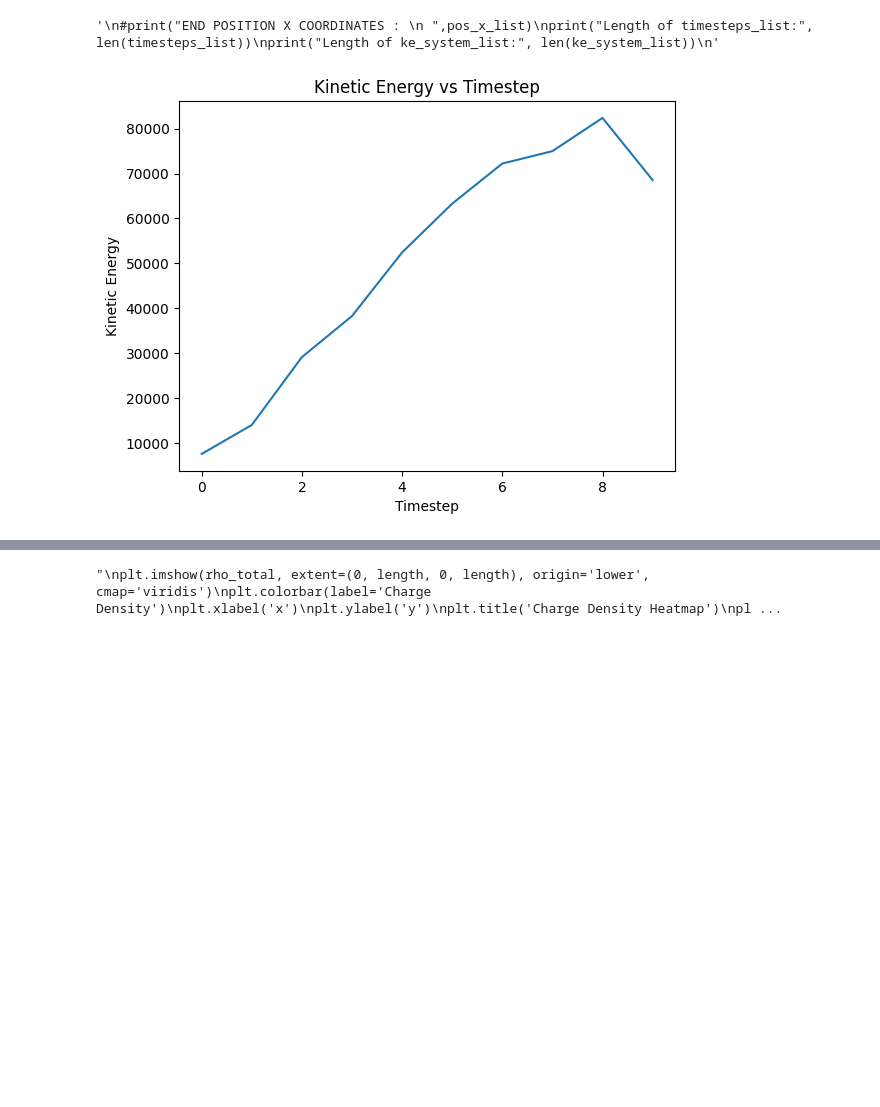
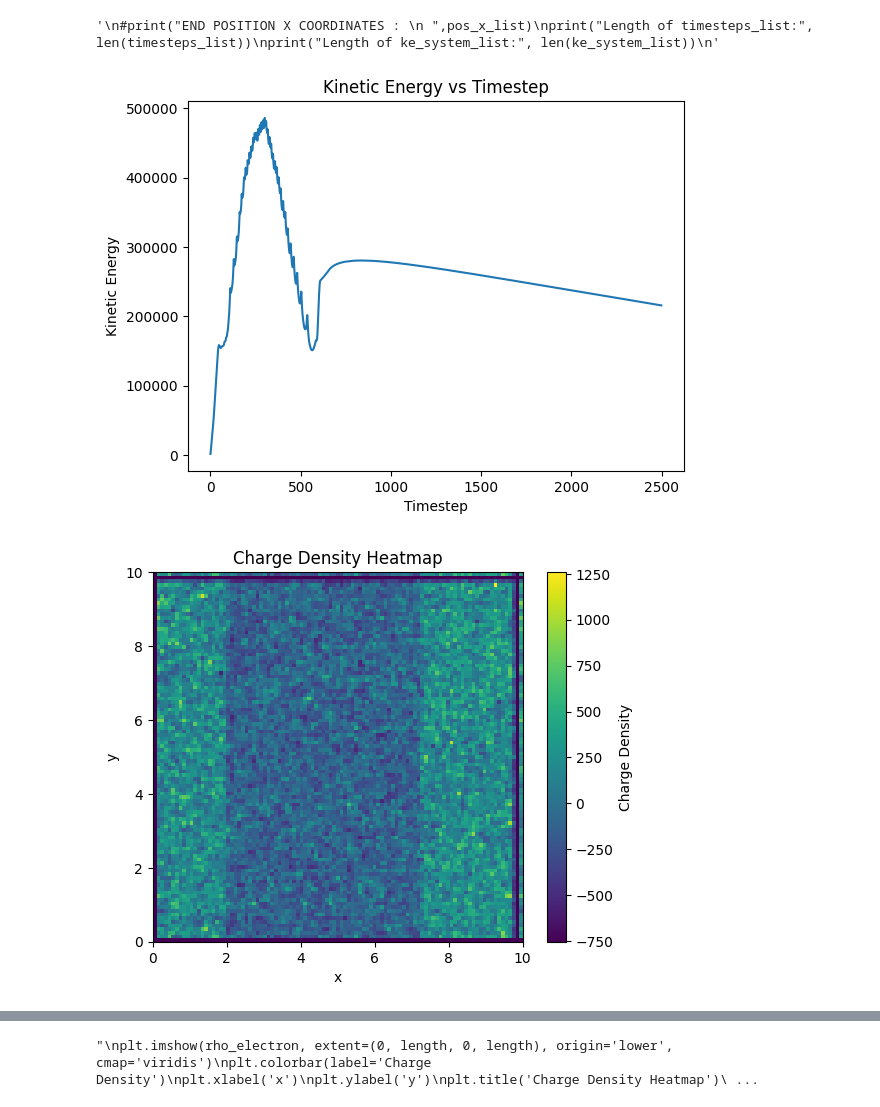
Before and after one commit to Ekalabya3/Abhilash-2D2V, a Jupyter notebook: Copy_of_Abhilash_2D_PIC.ipynb, the cells around one changed output, grey strips where cells are left out. Cells and saved outputs as stored; diff of their text form; code cells hidden in the pictures; blank space fills up the shorter version.

```diff
--- a/Copy_of_Abhilash_2D_PIC.ipynb
+++ b/Copy_of_Abhilash_2D_PIC.ipynb
@@ -158,23 +155,23 @@ def kinetic_energy(vel_x, vel_y, particle_mass):
 
     return ke_particle, ke_system, vel_resultant
 # %%
-nparticles =        10000
-ncell =             2500
+nparticles =        8000   # 100000
+ncell =             100    # 10000
 length =            10                                           # DO NOT CHANGE
-n_step =            10
+n_step =            2500
 t =                 0
-dt =                0.1
+dt =                0.01
 particle_charge =   1
 particle_mass =     1
 iteration =         0
 # %%
 position_x = np.random.uniform(0, length, nparticles)
 position_y = np.random.uniform(0, length, nparticles)
-vel_x = np.random.uniform(-2, 2, nparticles)
-vel_y = np.random.uniform(-2, 2, nparticles)
+vel_x = np.random.uniform(-0.5, 0.5, nparticles)
+vel_y = np.random.uniform(-0.5, 0.5, nparticles)
 # %%
-dx = length / abs(ncell ** 0.5)
-dy = length / abs(ncell ** 0.5)
+dx = length / abs(ncell ** 0.5 -2)
+dy = length / abs(ncell ** 0.5 -2)
 # %%
 #pos_x_list = []
 #vel_x_list = []
@@ -219,6 +216,7 @@ print(np.sum(Ey_at_particle))
 # %% [output]
 '\nrho_electron = charge_density(position_x, position_y, dx, dy, length)\nprint("RHO_ELECTRON \n", rho_electron)\nprint("Total charge electron : ", np.sum(rho_electron))\n\nbackground_charge_density,  ...
 # %%
+
 for step in range(n_step):
     timesteps_list.append(iteration)
     #pos_x_list = position_x
@@ -230,11 +228,11 @@ for step in range(n_step):
 
 
     rho_electron = charge_density(position_x, position_y, dx, dy, length)
-    background_charge_density, background_charge_density_frame = calculate_background_charge_density(dx, dy, length, particle_charge, nparticles)
-    rho_total = background_charge_density_frame + rho_electron
-    rho = ghost(rho_total)
+    background_charge_density= calculate_background_charge_density(dx, dy, length, particle_charge, nparticles)   #, background_charge_density_frame
+    rho_total = background_charge_density + rho_electron
+    #rho = ghost(rho_total)
 
-    E_grid_x, E_grid_y, k_square, electric_potential_grid = poisson_solver(rho, dx, dy)
+    E_grid_x, E_grid_y, k_square, electric_potential_grid = poisson_solver(rho_total, dx, dy)
 
     Ex_at_particle, Ey_at_particle, force_x, force_y, acceleration_x, acceleration_y = interpolate_field(position_x, position_y, dx, dy, length, E_grid_x, E_grid_y)
 
@@ -245,11 +243,11 @@ for step in range(n_step):
     position_y += vy_half * dt
 
     rho_electron = charge_density(position_x, position_y, dx, dy, length)
-    background_charge_density, background_charge_density_frame = calculate_background_charge_density(dx, dy, length, particle_charge, nparticles)
-    rho_total = background_charge_density_frame + rho_electron
-    rho = ghost(rho_total)
+    background_charge_density = calculate_background_charge_density(dx, dy, length, particle_charge, nparticles)    #, background_charge_density_frame
+    rho_total = background_charge_density + rho_electron
+    #rho = ghost(rho_total)
 
-    E_grid_x, E_grid_y, k_square, electric_potential_grid = poisson_solver(rho, dx, dy)
+    E_grid_x, E_grid_y, k_square, electric_potential_grid = poisson_solver(rho_total, dx, dy)
 
     Ex_at_particle, Ey_at_particle, force_x, force_y, acceleration_x, acceleration_y = interpolate_field(position_x, position_y, dx, dy, length, E_grid_x, E_grid_y)
 
@@ -270,13 +268,14 @@ for step in range(n_step):
     #plt.xlim([0, 1])  # Replace min_velocity and max_velocity with your desired limits
     #plt.ylim([0, 20])
     #plt.show()
-    plt.imshow(rho[1:-1, 1:-1], origin='lower', cmap='viridis')
+    '''
+    plt.imshow(E_grid_x, origin='lower', cmap='viridis')
     plt.colorbar(label='Charge Density')
     plt.xlabel('x')
     plt.ylabel('y')
     plt.title('Charge Density Heatmap')
     plt.show()
-
+    '''
     t += dt
 # %% [output]
 ITERATION :  1
@@ -311,8 +314,8 @@ plt.show()
 
 
 
-'''
-plt.imshow(rho_total, extent=(0, length, 0, length), origin='lower', cmap='viridis')
+
+plt.imshow(rho, extent=(0, length, 0, length), origin='lower', cmap='viridis')
 plt.colorbar(label='Charge Density')
 plt.xlabel('x')
 plt.ylabel('y')
@@ -331,32 +334,33 @@ plt.imshow(k_square, extent=(0, length, 0, length), origin='lower', cmap='viridi
 plt.colorbar(label='K SQUARE')
 plt.xlabel('x')
 plt.ylabel('y')
 plt.title('K SQUARE HEAT MAP')
 plt.show()
 
 
 
-
+'''
 plt.imshow(rho_electron, extent=(0, length, 0, length), origin='lower', cmap='viridis')
 plt.colorbar(label='Charge Density')
 plt.xlabel('x')
 plt.ylabel('y')
 plt.title('Charge Density Heatmap')
 plt.show()
 
 plt.imshow(background_charge_density, extent=(0, length, 0, length), origin='lower', cmap='viridis')
 plt.colorbar(label='Charge Density')
 plt.xlabel('x')
 plt.ylabel('y')
 plt.title('Charge Density Heatmap')
 plt.show()
 
 plt.imshow(rho_total, extent=(0, length, 0, length), origin='lower', cmap='viridis')
 plt.colorbar(label='Charge Density')
 plt.xlabel('x')
 plt.ylabel('y')
 plt.title('Charge Density Heatmap')
 plt.show()
 '''
 # %% [output]
-[figure, old version]
+[figure, new version]
+[figure, added]
@@ -363 +369 @@ plt.show()
-"\nplt.imshow(rho_total, extent=(0, length, 0, length), origin='lower', cmap='viridis')\nplt.colorbar(label='Charge Density')\nplt.xlabel('x')\nplt.ylabel('y')\nplt.title('Charge Density Heatmap')\npl ...
+"\nplt.imshow(rho_electron, extent=(0, length, 0, length), origin='lower', cmap='viridis')\nplt.colorbar(label='Charge Density')\nplt.xlabel('x')\nplt.ylabel('y')\nplt.title('Charge Density Heatmap')\ ...
```
Also changed, not shown: parts of 7 cells of this notebook.
